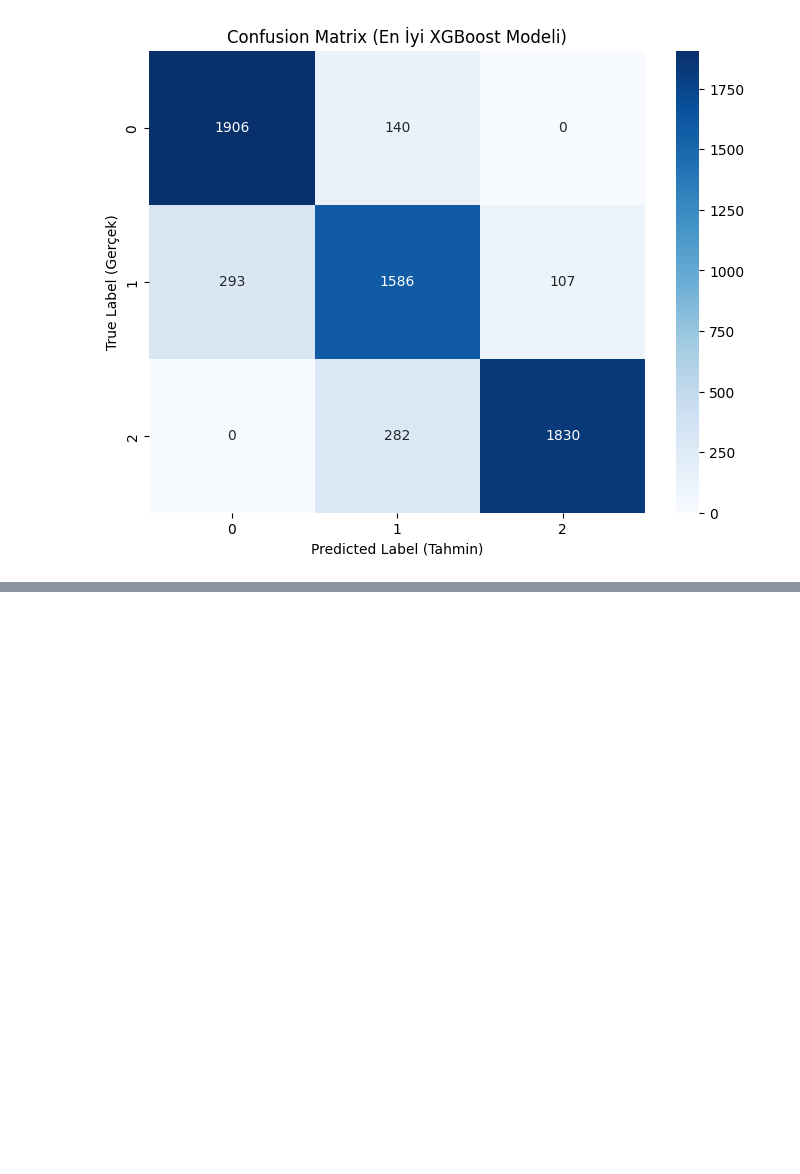
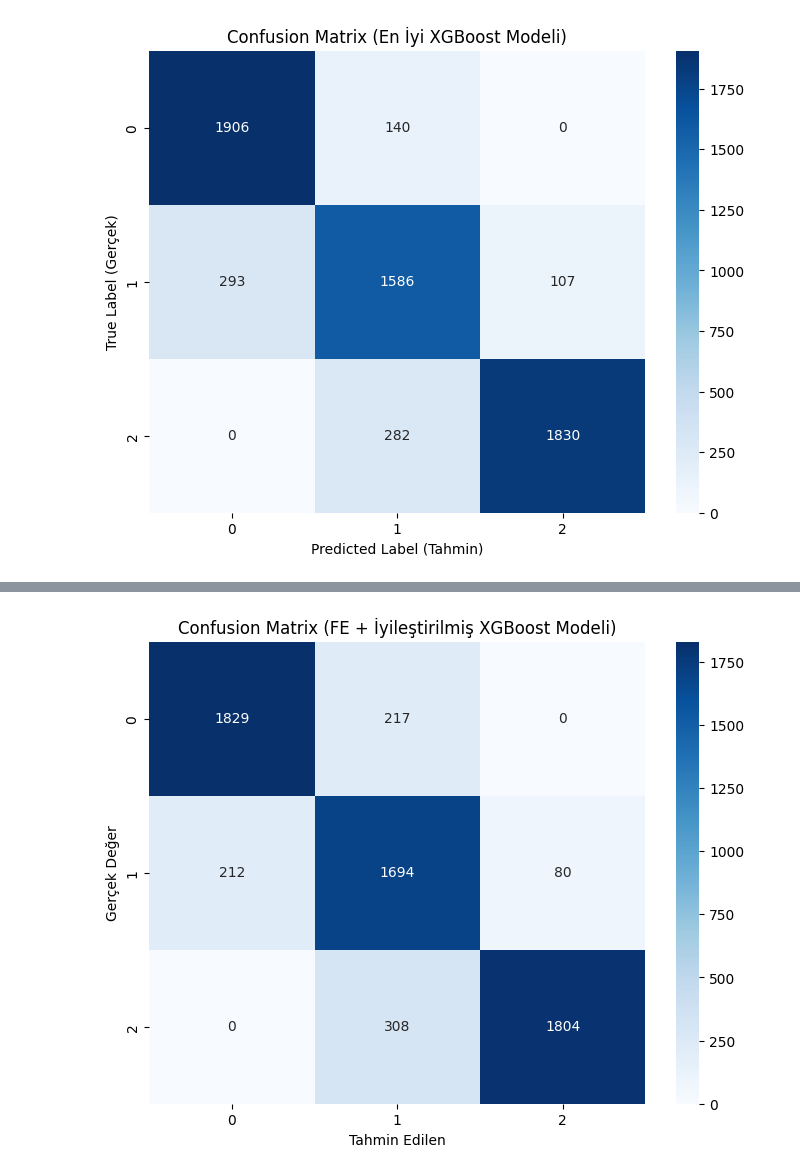
Before and after one commit to TraiNox/TraiNox, a Jupyter notebook: Target1_XGBoost.ipynb, the cells around one changed output, grey strips where cells are left out. Cells and saved outputs as stored; diff of their text form; code cells hidden in the pictures; blank space fills up the shorter version.

Commit message:
feature engineering eklendi

```diff
--- a/Target1_XGBoost.ipynb
+++ b/Target1_XGBoost.ipynb
@@ -206,0 +310,95 @@ Confusion Matrix:
+# %%
+
+# 1. Feature Engineering Fonksiyonu
+def apply_feature_engineering(df):
+    df_fe = df.copy()
+
+    # A. Kalite Puanı (Quality Score)
+    # Olumlu yorumların toplam yorumlara oranı (0-1 arası)
+    # Paydaya +1 ekliyoruz ki 0'a bölünme hatası olmasın
+    df_fe['Quality_Score'] = df_fe['Positive'] / (df_fe['Positive'] + df_fe['Negative'] + 1)
+
+    # B. Fiyat/Performans Skoru (Value Score)
+    # Oynanış süresi başına ödenen ücret gibi düşünülebilir (Tersi: Bir dolar başına kaç saat oynanıyor)
+    # Price + 1 diyerek ücretsiz oyunlarda hata almayı engelliyoruz.
+    df_fe['Value_Score'] = df_fe['Average playtime forever'] / (df_fe['Price'] + 1)
+
+    # C. Toplam Etkileşim (Review Volume - Log Transformlu)
+    # Çok aşırı yorum alan oyunlar (Outlier) dengeyi bozmasın diye Log alıyoruz.
+    df_fe['Review_Volume'] = np.log1p(df_fe['Positive'] + df_fe['Negative'])
+
+    return df_fe
+
+# 2. Mevcut x_train ve x_test verisine uygula
+x_train_fe = apply_feature_engineering(x_train)
+x_test_fe = apply_feature_engineering(x_test)
+
+print("Feature engineering tamamlandı. Yeni özellikler eklendi.")
+print("x_train_fe shape:", x_train_fe.shape)
+print("x_test_fe shape:", x_test_fe.shape)
+
+# Sınıf Ağırlıklarını Hesapla (Dengesiz veri seti için)
+# (Önceki iterasyonda yapılan "Class 1" ağırlıklandırmasını tekrar uygulayalım)
+class_weights_original = compute_class_weight(class_weight='balanced', classes=np.unique(y_train), y=y_train)
+class_weight_dict = dict(zip(np.unique(y_train), class_weights_original))
+class_weight_dict[1] = class_weight_dict[1] * 1.5 # Manually boost Class 1 weight
+sample_weights_array = y_train.map(class_weight_dict)
+
+# Model Hiperparametreleri Ayarlıyoruz
+xgb_model_fe = xgb.XGBClassifier(
+    random_state=42,
+    tree_method='hist',
+    device='cuda',
+    use_label_encoder=False,
+    eval_metric='mlogloss',
+    max_delta_step=1 # Sınıflar arası dengesizliği yönetir
+)
+
+# Parametre aralığı (önceki ile aynı)
+param_grid = {
+    'max_depth': [3, 5, 7],
+    'learning_rate': [0.01, 0.1, 0.2],
+    'n_estimators': [100, 200, 300],
+    'subsample': [0.7, 0.8, 0.9],
+    'colsample_bytree': [0.7, 0.8, 0.9]
+}
+
+# RandomizedSearchCV Kurulumu (3-fold cross-validation)
+random_search_fe = RandomizedSearchCV(
+    estimator=xgb_model_fe,
+    param_distributions=param_grid,
+    n_iter=20,
+    cv=3,
+    scoring='f1_weighted',
+    verbose=0,
+    n_jobs=1,
+    random_state=42
+)
+
+print("\nYeni özelliklerle ve 'Class 1' ağırlığı güçlendirilmiş şekilde eğitim başlıyor...")
+# 3. Eğitimi Başlat
+random_search_fe.fit(x_train_fe, y_train, sample_weight=sample_weights_array)
+
+print("Eğitim tamamlandı.")
+print("En iyi parametreler:", random_search_fe.best_params_)
+print("En iyi skor (f1_weighted):", random_search_fe.best_score_)
+
+# Sonuçları Değerlendirme
+best_model_fe = random_search_fe.best_estimator_
+y_pred_fe = best_model_fe.predict(x_test_fe)
+
+print("\nFEATURE ENGINEERING + AĞIRLIKLI XGBoost SONUCU")
+print("\nClassification Report:")
+print(classification_report(y_test, y_pred_fe))
+
+# Confusion Matrix Görselleştirme
+conf_matrix_fe = confusion_matrix(y_test, y_pred_fe)
+plt.figure(figsize=(8, 6))
+sns.heatmap(conf_matrix_fe, annot=True, fmt='d', cmap='Blues',
+            xticklabels=best_model_fe.classes_,
+            yticklabels=best_model_fe.classes_)
+plt.xlabel('Tahmin Edilen')
+plt.ylabel('Gerçek Değer')
+plt.title('Confusion Matrix (FE + İyileştirilmiş XGBoost Modeli)')
+plt.show()
+# %% [output]
@@ -206,0 +422 @@ Confusion Matrix:
+[figure, added]
```
Also changed, not shown: parts of 6 cells of this notebook.
